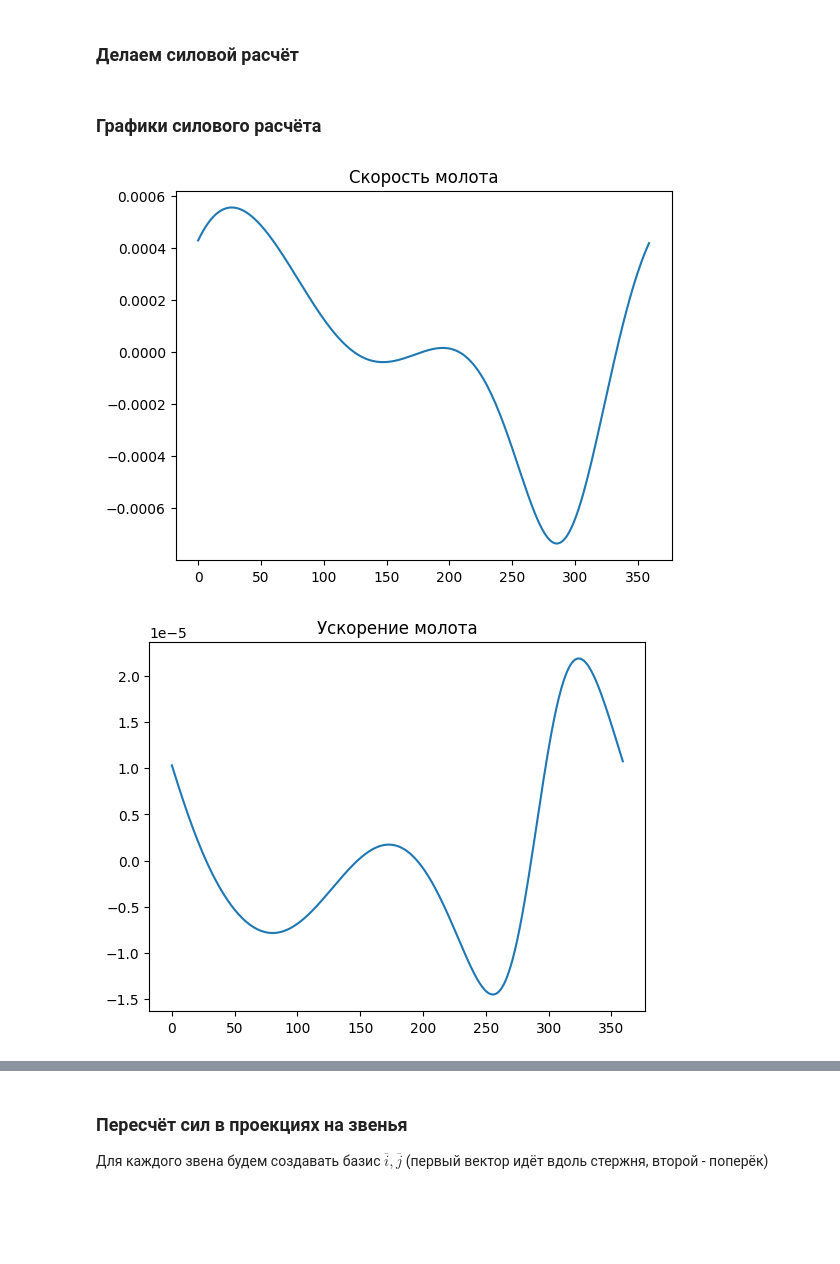
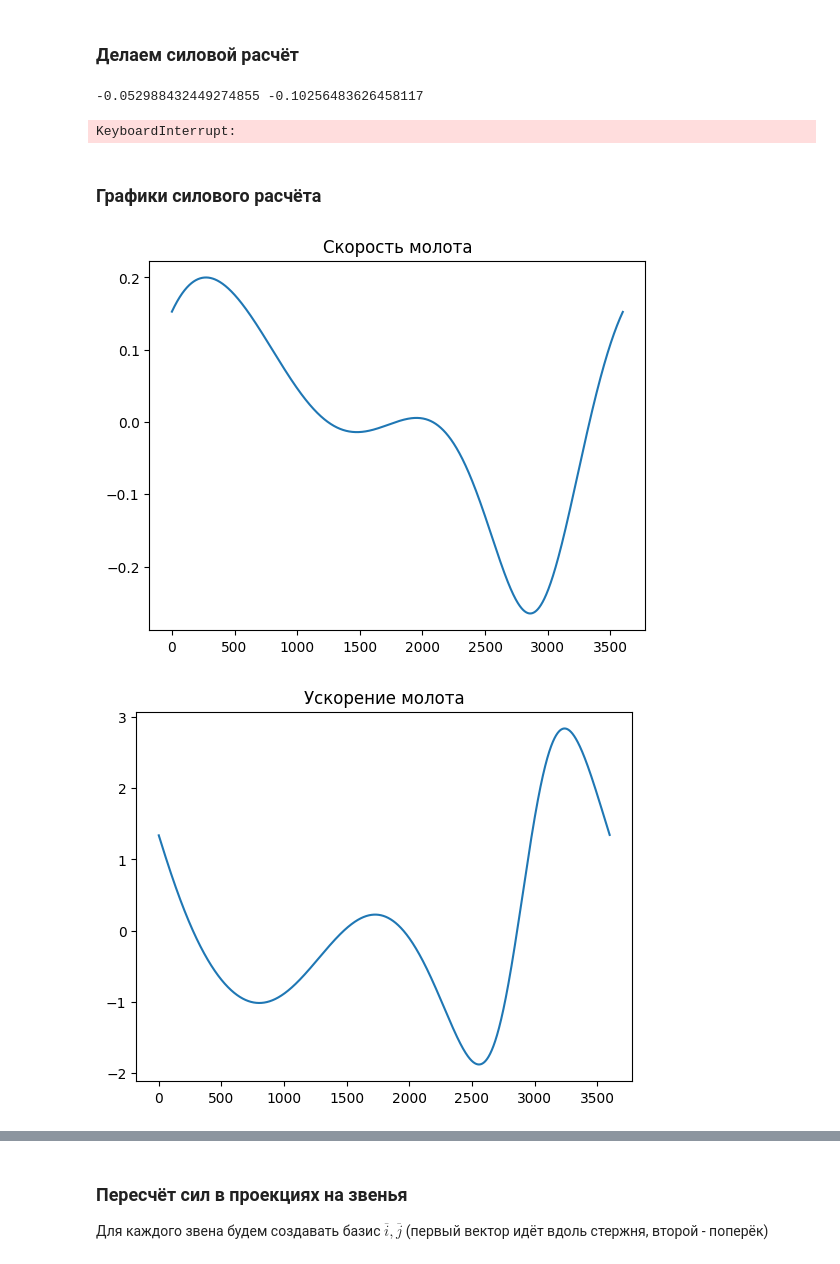
Before and after one commit to DeDxYk594/prik_kursach, a Jupyter notebook: dynamics.ipynb, the cells around one changed output, grey strips where cells are left out. Saved outputs shown, nothing was run; the diff lists cells and outputs as text; code cells hidden in the pictures; blank space fills up the shorter version.

```diff
--- a/dynamics.ipynb
+++ b/dynamics.ipynb
@@ -158,17 +159,23 @@ X = X * 0.001  # Переводим в метры
 Y = Y * 0.001  # Переводим в метры
 G_y_value = np.min(Y[:, 5])
 
-degree_time = 1 / 60  # Время, за которое входное звено поворачивается на 1 градус
+HAMMER_WEIGHT = 3000
 
-v_molota = np.zeros(360)
-for i in range(359):
+degree_time = (
+    1 / 3600
+)  # Время, за которое входное звено поворачивается на 1 итерацию цикла
+
+v_molota = np.zeros(3600)
+for i in range(3599):
     v_molota[i] = Y[i + 1][5] - Y[i][5]
-v_molota[359] = Y[0][5] - Y[359][5]
+v_molota[3599] = Y[0][5] - Y[3599][5]
+v_molota /= degree_time
 
-a_molota = np.zeros(360)
-for i in range(1, 360):
+a_molota = np.zeros(3600)
+for i in range(1, 3600):
     a_molota[i] = v_molota[i] - v_molota[i - 1]
-a_molota[0] = v_molota[0] - v_molota[359]
+a_molota[0] = v_molota[0] - v_molota[3599]
+a_molota /= degree_time
 
 dynamicLabels = (
     "F_10_x",
@@ -195,11 +202,19 @@ dynamicLabels = (
     "M_50",
     "F_t",
 )
-dynamicResults = np.zeros((360, 23))
+dynamicResults = np.zeros((3600, 23))
 
-for i in range(360):
+metal_y = (np.max(Y[:, 5]) + np.min(Y[:, 5])) / 2
+print(np.max(Y[:, 5]), np.min(Y[:, 5]))
+
+for i in tqdm(range(3600)):
     coords_x = X[i]
     coords_y = Y[i]
+    f_delta = 0
+    if i > 1800:
+        if coords_y[5] <= metal_y and coords_y[5] >= metal_y - 0.003:
+            f_delta -= 1.5e6 / 9.8  # Сопротивление металла
+
     subs = {
         A_x: coords_x[0],
         A_y: coords_y[0],
@@ -215,10 +230,10 @@ for i in range(360):
         F_y: coords_y[5],
         G_x: coords_x[5],
         G_y: G_y_value,
-        mu: 1000,
+        mu: HAMMER_WEIGHT + f_delta,
         g: 9.8,
         a_y: a_molota[i],
-        phi: float(i * pi / 180),
+        phi: float(i * pi / 1800),
     }
     mat = dynamic_mat.subs(subs)
     vec = dynamic_vec.subs(subs)
@@ -227,19 +242,22 @@ for i in range(360):
         dynamicResults[i, j] = solution[j]
     # print(subs[E_x], subs[E_y])
     # print(solution[0], solution[1])
+# %% [output]
+-0.052988432449274855 -0.10256483626458117
+KeyboardInterrupt:
 # %% [markdown]
 ### Графики силового расчёта
 # %%
-plt.plot(np.arange(360), v_molota)
+plt.plot(np.arange(3600), v_molota)
 plt.title("Скорость молота")
 plt.show()
 # %% [output]
-[figure, old version]
+[figure, new version]
 # %%
-plt.plot(np.arange(360), a_molota)
+plt.plot(np.arange(3600), a_molota)
 plt.title("Ускорение молота")
 plt.show()
 # %% [output]
-[figure, old version]
+[figure, new version]
 # %%
 F_t = dynamicResults[:, 22]
```
Also changed, not shown: parts of 14 cells of this notebook, 6 other files.
